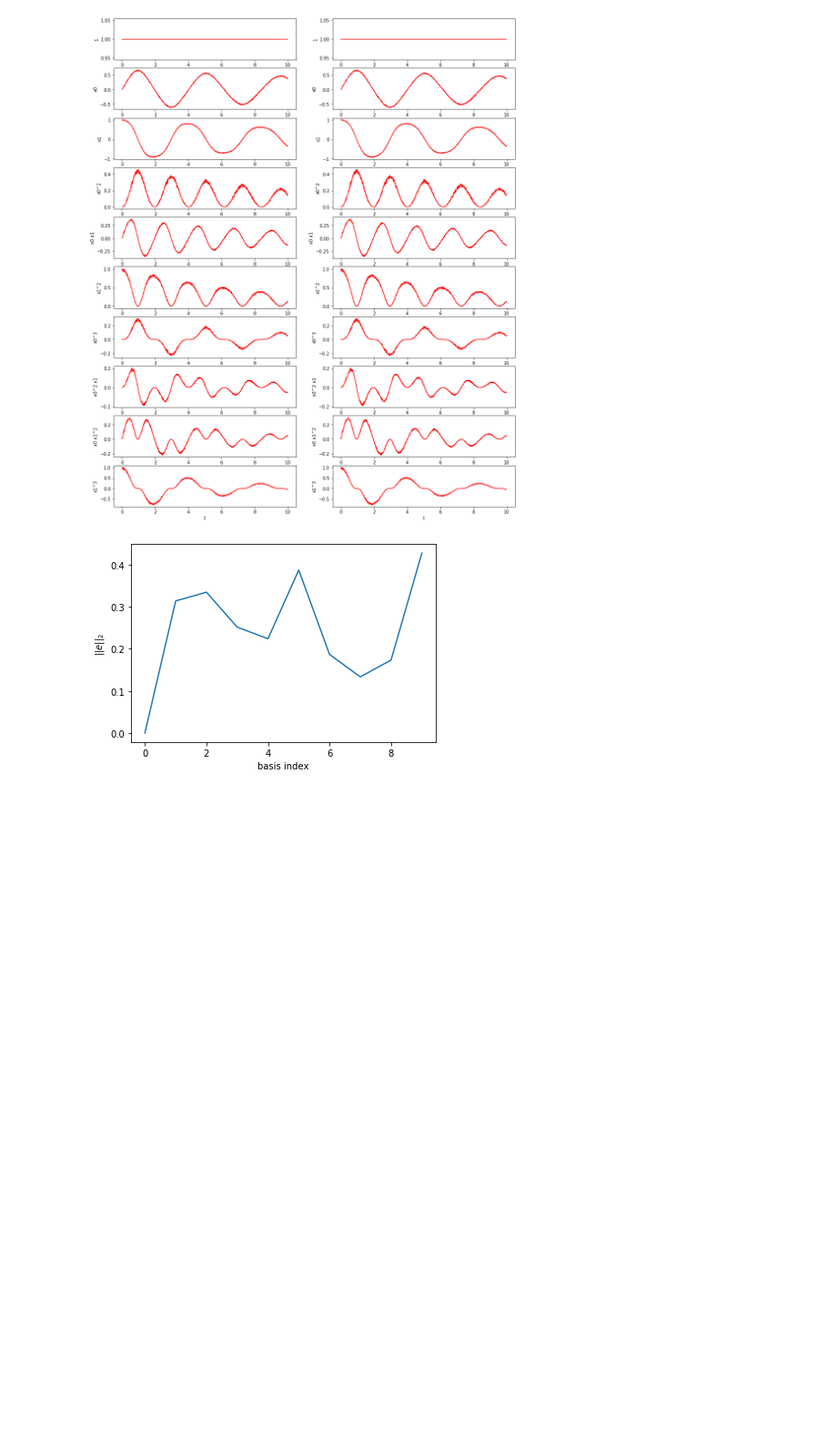
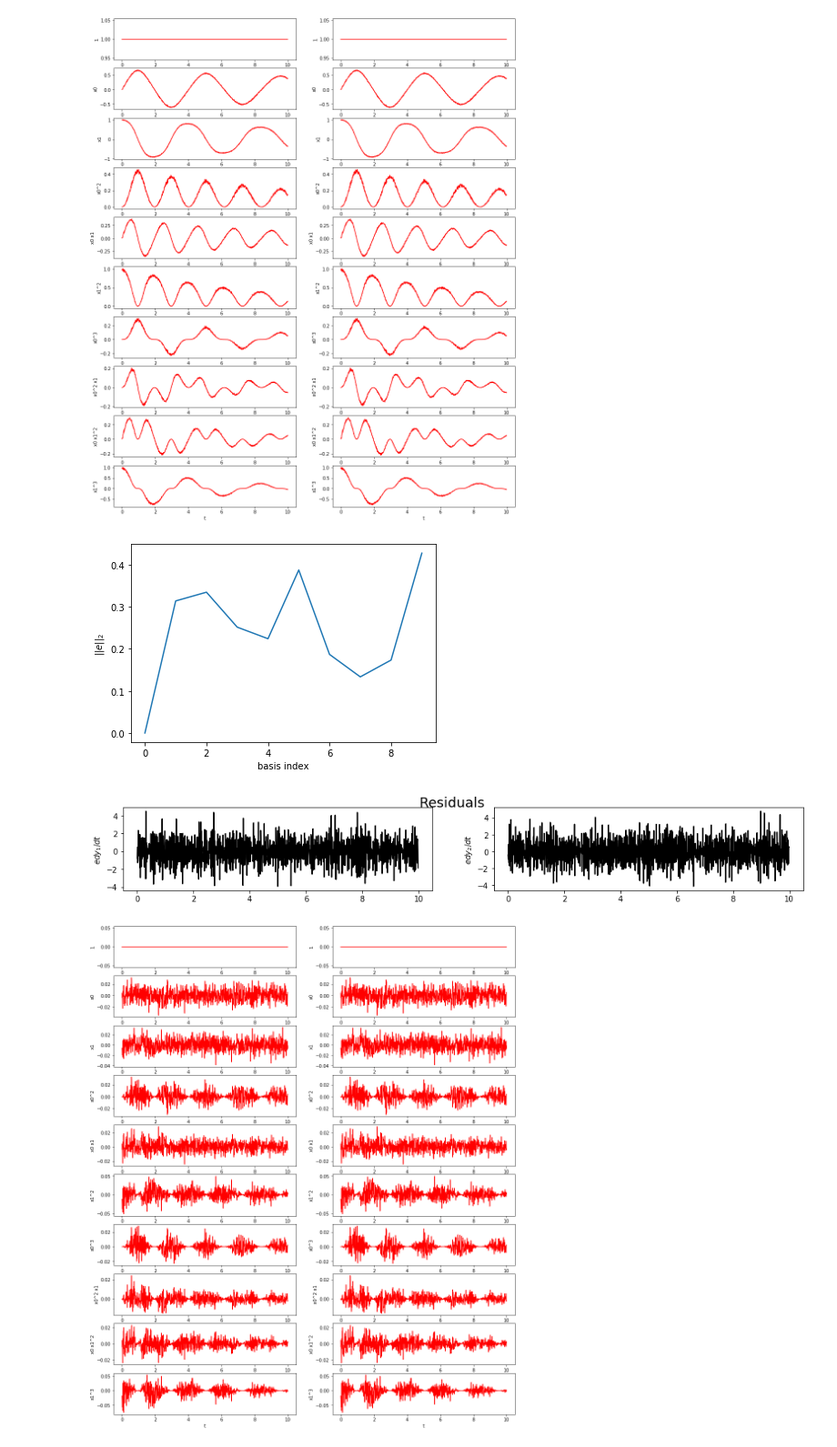
Before and after one commit to AlexCortiella/systemID_cowork, a Jupyter notebook: codes/ls_systemID_visualization.ipynb, the cells around one changed output. Shown: that part at 91% size. Drawn from its saved outputs; the diff is of its cells as text; code cells hidden in the pictures; blank space fills up the shorter version.

Commit message:
Updated visualizations

```diff
--- a/codes/ls_systemID_visualization.ipynb
+++ b/codes/ls_systemID_visualization.ipynb
@@ -172,3 +172,24 @@ plt.ylabel(r'$||e||_2$')
 plt.show()
 # %% [output]
 [figure]
+# %%
+# NOISY CASE
+#Plot residual of the function we want to approximate
+fig1,axs1 = plt.subplots(1, n,figsize=(16,2))
+fig1.suptitle('Residuals', fontsize=18)
+axs1[0].plot(td1,dy1-dX[0:-1,0],'k')
+axs1[0].set_ylabel(r'$edy_1 / dt$')
+axs1[1].plot(td2,dy2-dX[0:-1,1],'k')
+axs1[1].set_ylabel(r'$edy_2 / dt$')
+
+#Plot residual of the basis functions to approximate
+
+fig2,axs2 = plt.subplots(p, n,figsize=(16,20))
+for i in range(p):
+    for j in range(n):
+        axs2[i,j].plot(t[0:-1],Phi[:,i]-Phi_true[:,i],'r')
+        axs2[i,j].set_xlabel('t')
+        axs2[i,j].set_ylabel(basis_names[i])
+# %% [output]
+[figure, added]
+[figure, added]
```
